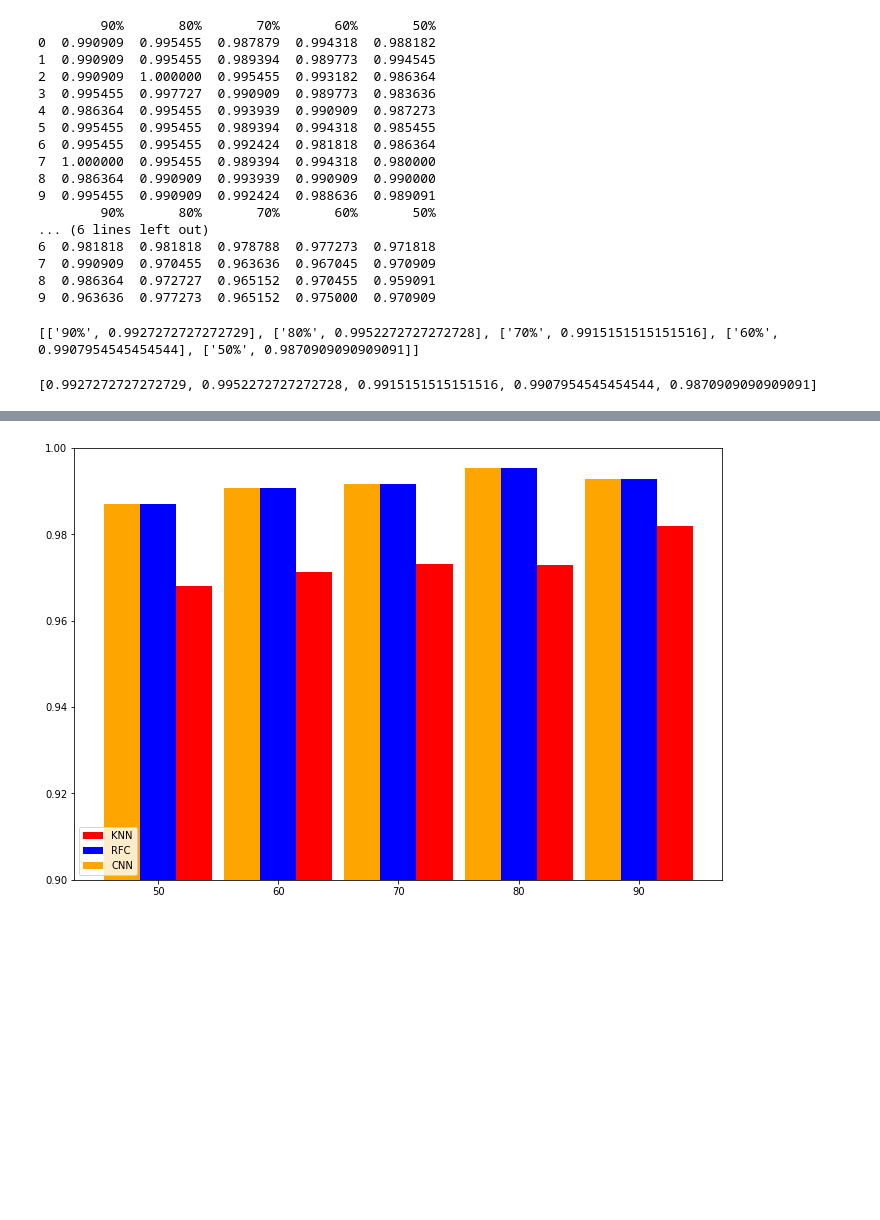
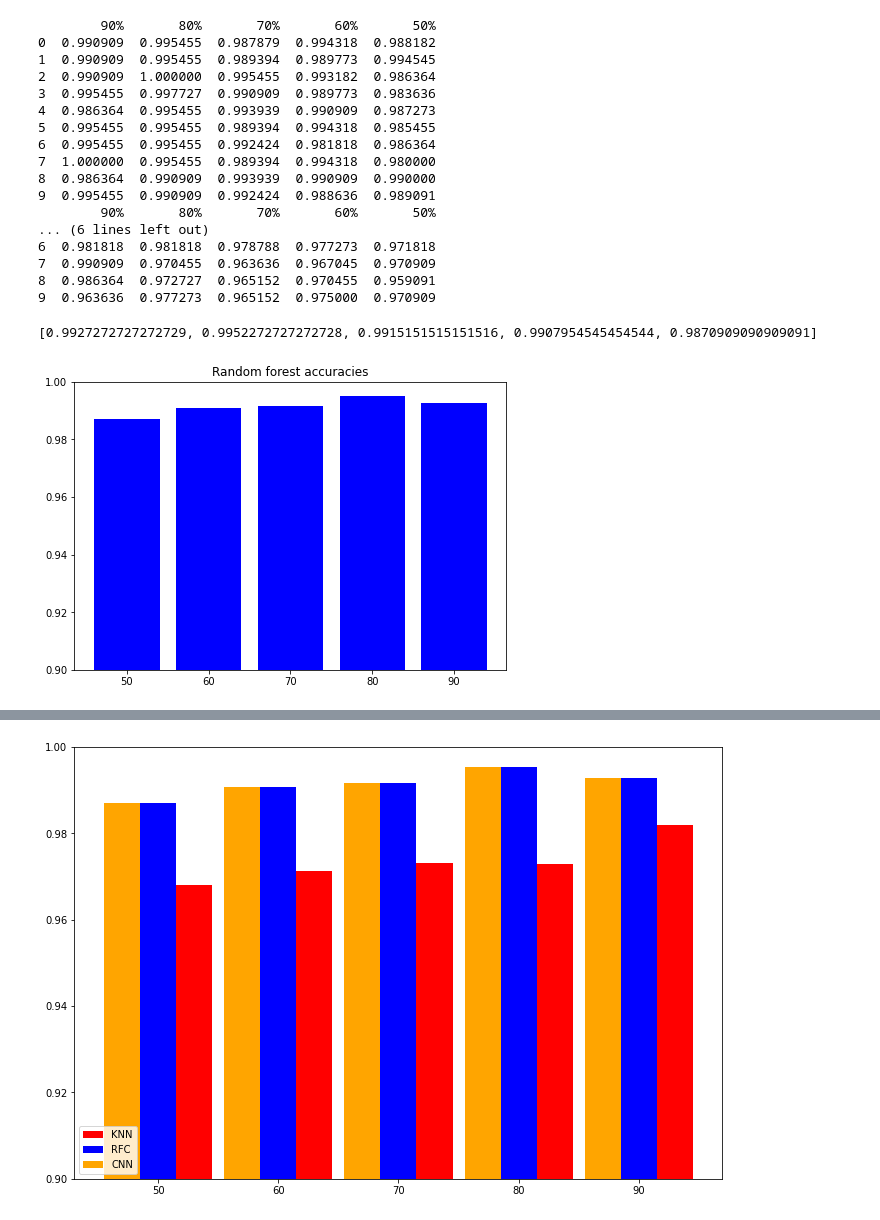
Before and after one commit to latolli/python-crop-recommendation, a Jupyter notebook: results.ipynb, the cells around one changed output, grey strips where cells are left out. Cells and saved outputs as stored; diff of their text form; code cells hidden in the pictures; blank space fills up the shorter version.

Commit message:
Updated results and rfc

```diff
--- a/results.ipynb
+++ b/results.ipynb
@@ -27,28 +27,29 @@ print(df_knn)
 7  0.990909  0.970455  0.963636  0.967045  0.970909
 8  0.986364  0.972727  0.965152  0.970455  0.959091
 9  0.963636  0.977273  0.965152  0.975000  0.970909
-# %%
-#calculate average values from 10 results
-avg_rfc = []
-avg_rfc.append(['90%', df_rfc['90%'].mean()])
-avg_rfc.append(['80%', df_rfc['80%'].mean()])
-avg_rfc.append(['70%', df_rfc['70%'].mean()])
-avg_rfc.append(['60%', df_rfc['60%'].mean()])
-avg_rfc.append(['50%', df_rfc['50%'].mean()])
-print(avg_rfc)
-# %% [output]
-[['90%', 0.9927272727272729], ['80%', 0.9952272727272728], ['70%', 0.9915151515151516], ['60%', 0.9907954545454544], ['50%', 0.9870909090909091]]
 # %%
 #calculate average values from 10 results
 avg_rfc = []
 avg_rfc.append(df_rfc['90%'].mean())
 avg_rfc.append(df_rfc['80%'].mean())
 avg_rfc.append(df_rfc['70%'].mean())
 avg_rfc.append(df_rfc['60%'].mean())
 avg_rfc.append(df_rfc['50%'].mean())
 print(avg_rfc)
+
+#display accuracies
+fig = plt.figure()
+plt.title('Random forest accuracies')
+ax = fig.add_axes([0,0,1,1])
+ratios = [90.0, 80.0, 70.0, 60.0, 50.0]
+plt.xticks(ratios)
+ax.bar(ratios,avg_rfc, color='blue', width=8)
+ax.set_ylim([0.9, 1.0])
+plt.title('Random forest accuracies')
+plt.show()
 # %% [output]
 [0.9927272727272729, 0.9952272727272728, 0.9915151515151516, 0.9907954545454544, 0.9870909090909091]
+[figure, added]
 # %%
 #calculate average values from 10 results
 avg_knn = []
```
Also changed, not shown: parts of 1 cell of this notebook, 1 other file.
